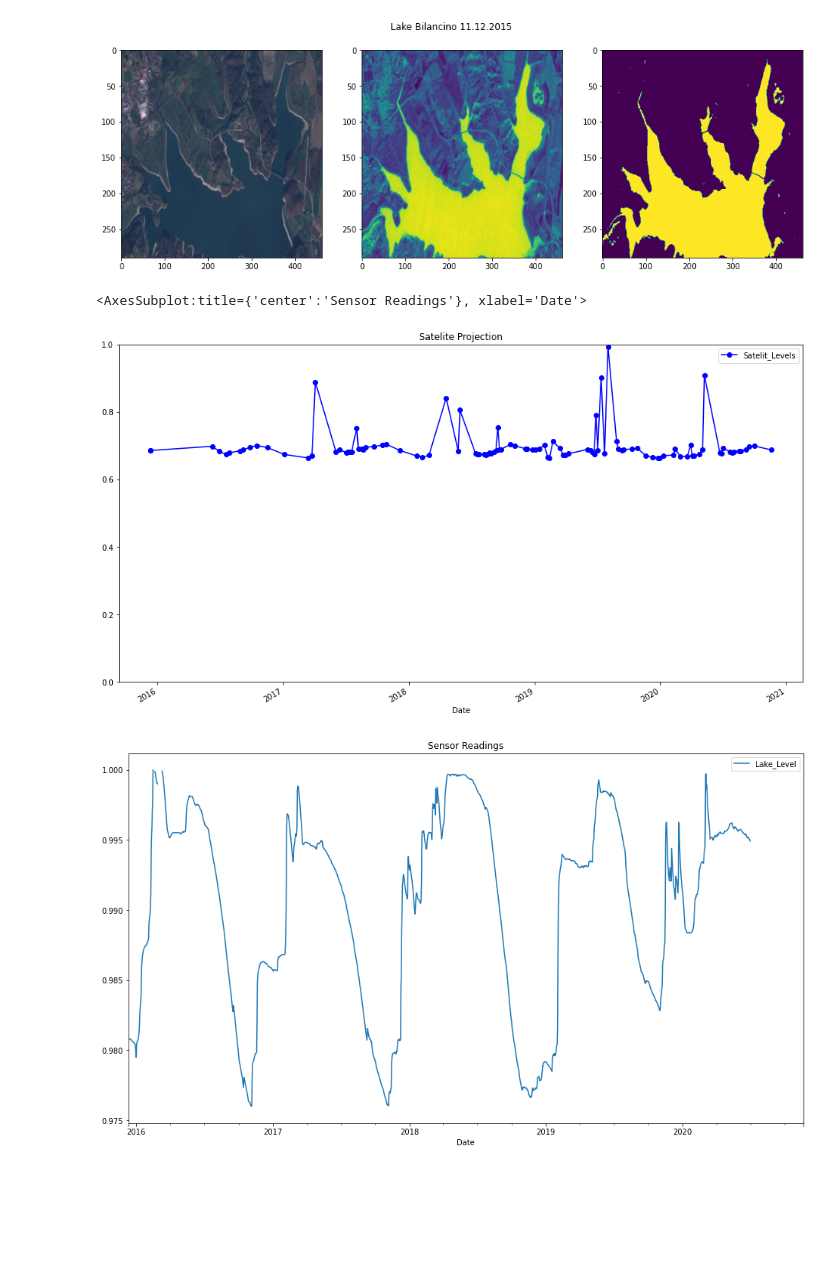
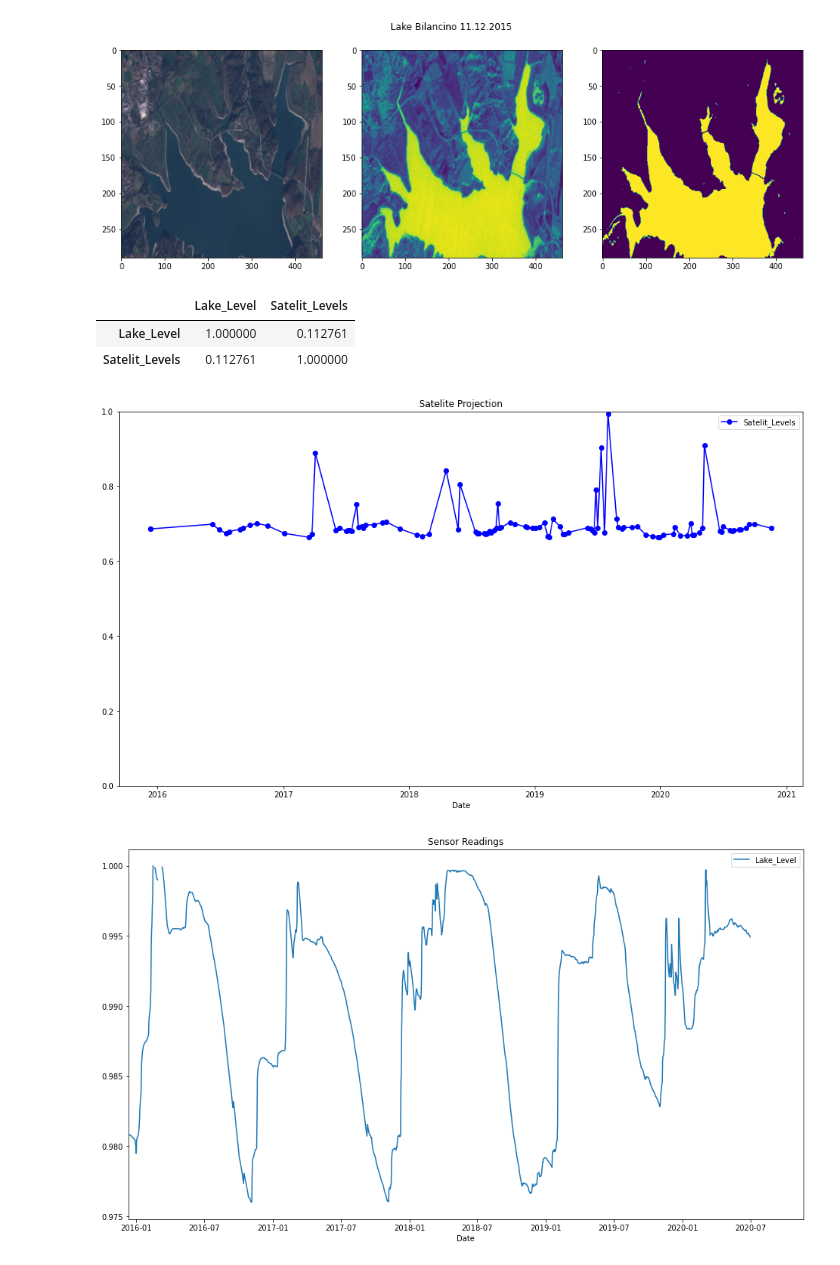
Before and after one commit to KlemenKozelj/master_thesis, a Jupyter notebook: 02_Lake_Bilancino.ipynb, the cells around one changed output. Drawn from its saved outputs; the diff is of its cells as text; code cells hidden in the pictures; blank space fills up the shorter version.

Commit message:
Visualised satelite and iot data

```diff
--- a/02_Lake_Bilancino.ipynb
+++ b/02_Lake_Bilancino.ipynb
@@ -272,25 +272,30 @@ axarr[2].imshow(NDWI[image_i][..., 0] > NDWI_sensitifity, aspect='auto')
 # %%
 water_level_percentage = []
 
+# TODO this needs to be rewriten with numpy format
 for satelite_image in NDWI:
     values = satelite_image.flatten() > NDWI_threshhold
     water_level_percentage.append(1 - sum(values) / len(values))
 
 eo_result = pd.DataFrame({ 'Date': eopatch.timestamp, 'Satelit_Levels': water_level_percentage, })
+eo_result['Date'] = eo_result['Date'].dt.date
+eo_result = eo_result.set_index('Date')
 # %%
 real_values=df.loc[df['Date'] >= min(eopatch.timestamp), ['Date', 'Lake_Level']]
 real_values['Lake_Level'] = real_values['Lake_Level'] / max(real_values['Lake_Level'])
+real_values['Date'] = real_values['Date'].dt.date
+real_values = real_values.set_index('Date')
 
-eo_result2 = eo_result.copy()
+eo_result.plot(title='Satelite Projection', figsize=(16, 9), ylim=(0, 1), style=['bo-'])
+real_values.plot(title='Sensor Readings', figsize=(16, 9), xlim=(min(eo_result.index), max(eo_result.index)))
 
-#real_values
+merged = pd.merge(real_values, eo_result, how='right', left_on='Date', right_on='Date')
+merged.plot(ylim=(0, 1.3), figsize=(16, 9))
 
-#eo_result
-
-
-eo_result.plot(x='Date', title='Satelite Projection', figsize=(16, 9), ylim=(0, 1), style=['bo-'])
-real_values.plot(x='Date', title='Sensor Readings', figsize=(16, 9), xlim=(min(eo_result['Date']), max(eo_result['Date'])))
+merged.corr(method='pearson')
 # %% [output]
-<AxesSubplot:title={'center':'Sensor Readings'}, xlabel='Date'>
+|  | Lake_Level | Satelit_Levels |
+| Lake_Level | 1.000000 | 0.112761 |
+| Satelit_Levels | 0.112761 | 1.000000 |
-[figure, old version]
+[figure, new version]
-[figure, old version]
+[figure, new version]
```
Also changed, not shown: parts of 4 cells of this notebook.
